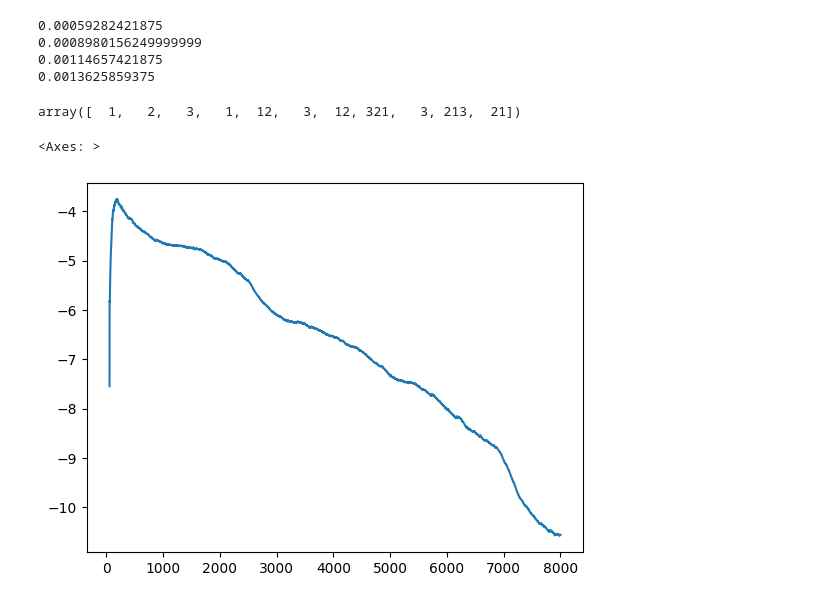
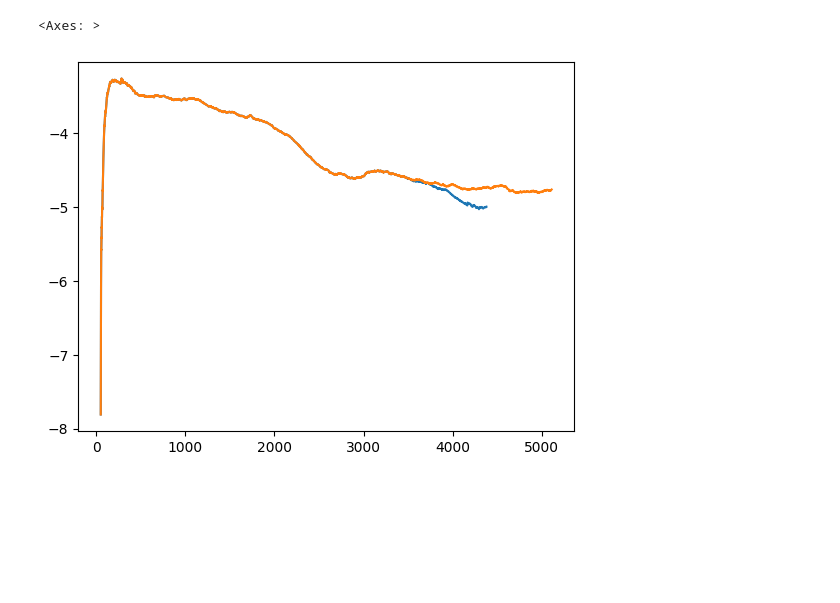
Before and after one commit to Lvlad0022/Diplomski, a Jupyter notebook: Untitled-1.ipynb, the cells around one changed output. Cells and saved outputs as stored; diff of their text form; code cells hidden in the pictures; blank space fills up the shorter version.

```diff
--- a/Untitled-1.ipynb
+++ b/Untitled-1.ipynb
@@ -60,0 +6,4 @@ freq /= np.sum(freq)
+# %%
+df1 = pd.read_csv(r"C:\Users\lovro\Desktop\diplomski za stare brancheve\simple_snake_game_models\save_simple_snake_log_n3_dueling_memory6_scheduler3_gamma0.85_2025-11-19_18-17-03.csv")
+df2 = pd.read_csv(r"C:\Users\lovro\Desktop\diplomski za stare brancheve\simple_snake_game_models\save_simple_snake_log_n3_dueling_memory1_scheduler3_gamma0.85_2025-11-19_10-16-00.csv")
+df3 = pd.read_csv(r"C:\Users\lovro\Desktop\diplomski za stare brancheve\simple_snake_game_models\save_simple_snake_log_n3_dueling_memory6_scheduler4_gamma0.85_2025-11-20_05-12-45.csv")
@@ -173,10 +19,0 @@ array([0.00059292, 0.0008987 , 0.00114622, 0.00136217, 0.00059292,
-# %%
-sam = samples/np.sum(samples)
-for i in range(4):
-    mask = [4*j+i for j in range(250)]
-    print(np.mean(sam[mask]))
-# %% [output]
-0.00059282421875
-0.0008980156249999999
-0.00114657421875
-0.0013625859375
@@ -187,15 +20,7 @@ data3 = pd.read_csv(r"C:\Users\lovro\Desktop\diplomski za stare brancheve\simple
-# %%
-a = np.array([1,2,3,1,12,3,12,321,3,213,21])
-np.sort(a)
-a
-# %% [output]
-array([  1,   2,   3,   1,  12,   3,  12, 321,   3, 213,  21])
 # %%
-np.log(data2["loss_moving_avg"]).plot()
-#np.log(data3["loss_moving_avg"]).plot()
 
-#data2["avg_count"][-7000:].plot()
-#data3["avg_count"][-7000:].plot()
+np.log(df1["loss_moving_avg"]).plot()
+np.log(df2["loss_moving_avg"]).plot()
 # %% [output]
 <Axes: >
-[figure, old version]
+[figure, new version]
```
Also changed, not shown: parts of 33 cells of this notebook, 10 other files.
